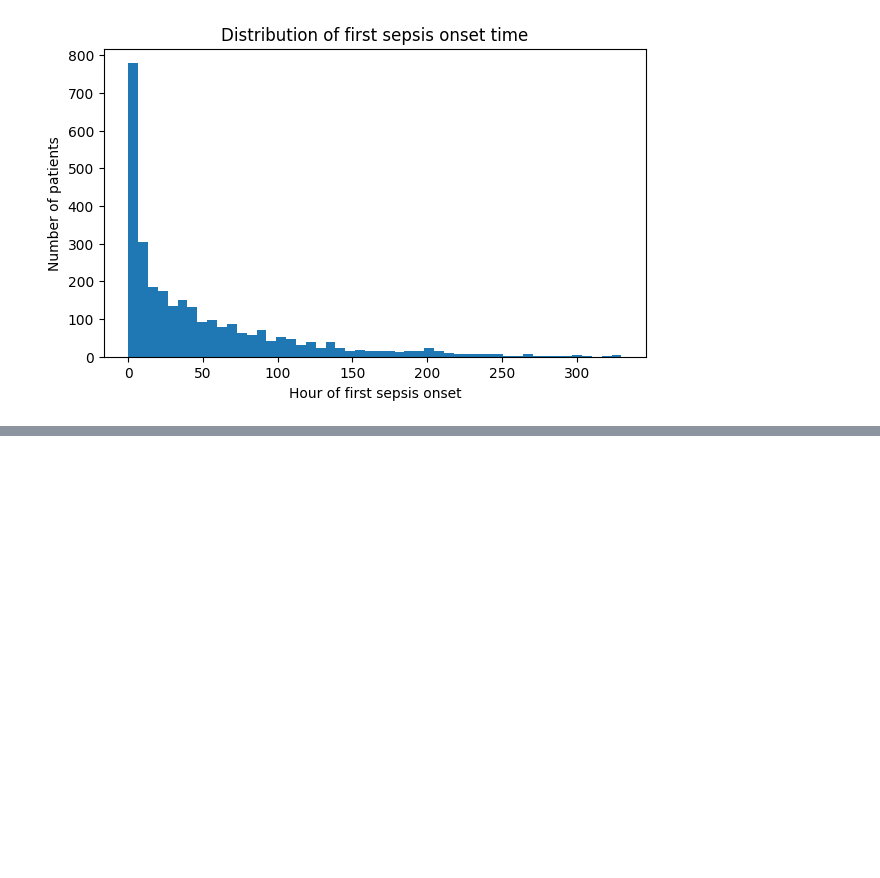
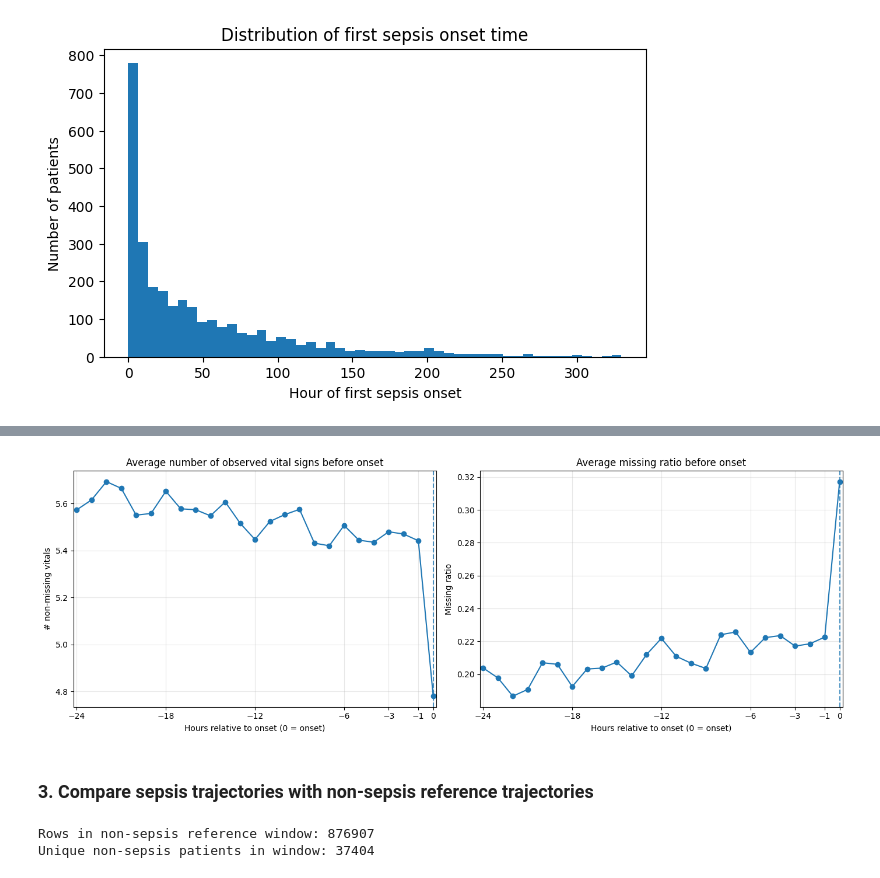
Before and after one commit to thuhieucn/Early-Sepsis-Prediction-in-Intensive-Care-Units, a Jupyter notebook: descriptive-analysis.ipynb, the cells around one changed output, grey strips where cells are left out. Saved outputs shown, nothing was run; the diff lists cells and outputs as text; code cells hidden in the pictures; blank space fills up the shorter version.

```diff
--- a/descriptive-analysis.ipynb
+++ b/descriptive-analysis.ipynb
@@ -218,0 +335,56 @@ df_hrv.groupby('Sepsis')['HR_std'].describe()
+# %%
+analysis_features = [c for c in VITALS if c in sepsis_pre_onset.columns]
+
+density_df = sepsis_pre_onset.copy()
+density_df['non_missing_count'] = density_df[analysis_features].notna().sum(axis=1)
+density_df['missing_ratio'] = 1 - density_df[analysis_features].notna().mean(axis=1)
+
+density_traj = (
+    density_df.groupby('time_to_onset')[['non_missing_count', 'missing_ratio']]
+    .mean()
+    .reset_index()
+    .sort_values('time_to_onset')
+)
+
+fig, axes = plt.subplots(1, 2, figsize=(14, 5), sharex=False)
+
+axes[0].plot(density_traj['time_to_onset'], density_traj['non_missing_count'], marker='o')
+axes[0].set_title('Average number of observed vital signs before onset')
+axes[0].set_ylabel('# non-missing vitals')
+format_onset_axis(axes[0], xmin=TIME_RANGE[0], xmax=TIME_RANGE[1])
+
+axes[1].plot(density_traj['time_to_onset'], density_traj['missing_ratio'], marker='o')
+axes[1].set_title('Average missing ratio before onset')
+axes[1].set_ylabel('Missing ratio')
+format_onset_axis(axes[1], xmin=TIME_RANGE[0], xmax=TIME_RANGE[1])
+
+plt.tight_layout()
+plt.show()
+# %% [output]
+[figure, added]
+# %% [markdown]
+### 3. Compare sepsis trajectories with non-sepsis reference trajectories
+# %%
+# Build reference-aligned dataframe for non-sepsis patients
+non_sepsis_ids = patient_label[patient_label == 0].index
+non_sepsis_raw = X[X[ID_COL].isin(non_sepsis_ids)].copy()
+
+non_ref = (
+    non_sepsis_raw.groupby(ID_COL)[TIME_COL]
+    .max()
+    .rename('ref_hour')
+    .reset_index()
+)
+
+non_aligned = non_sepsis_raw.merge(non_ref, on=ID_COL, how='left').copy()
+non_aligned['time_to_ref'] = non_aligned[TIME_COL] - non_aligned['ref_hour']
+
+non_window = non_aligned[
+    non_aligned['time_to_ref'].between(TIME_RANGE[0], TIME_RANGE[1])
+].copy()
+
+print("Rows in non-sepsis reference window:", len(non_window))
+print("Unique non-sepsis patients in window:", non_window[ID_COL].nunique())
+# %% [output]
+Rows in non-sepsis reference window: 876907
+Unique non-sepsis patients in window: 37404
```
Also changed, not shown: parts of 12 cells of this notebook.
